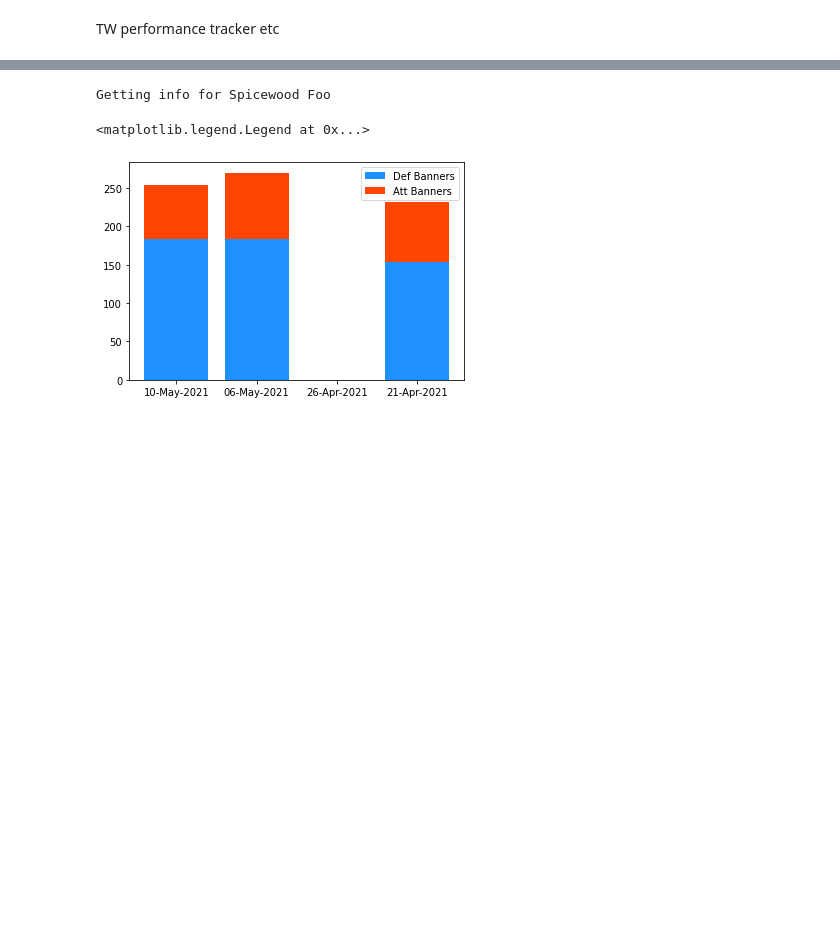
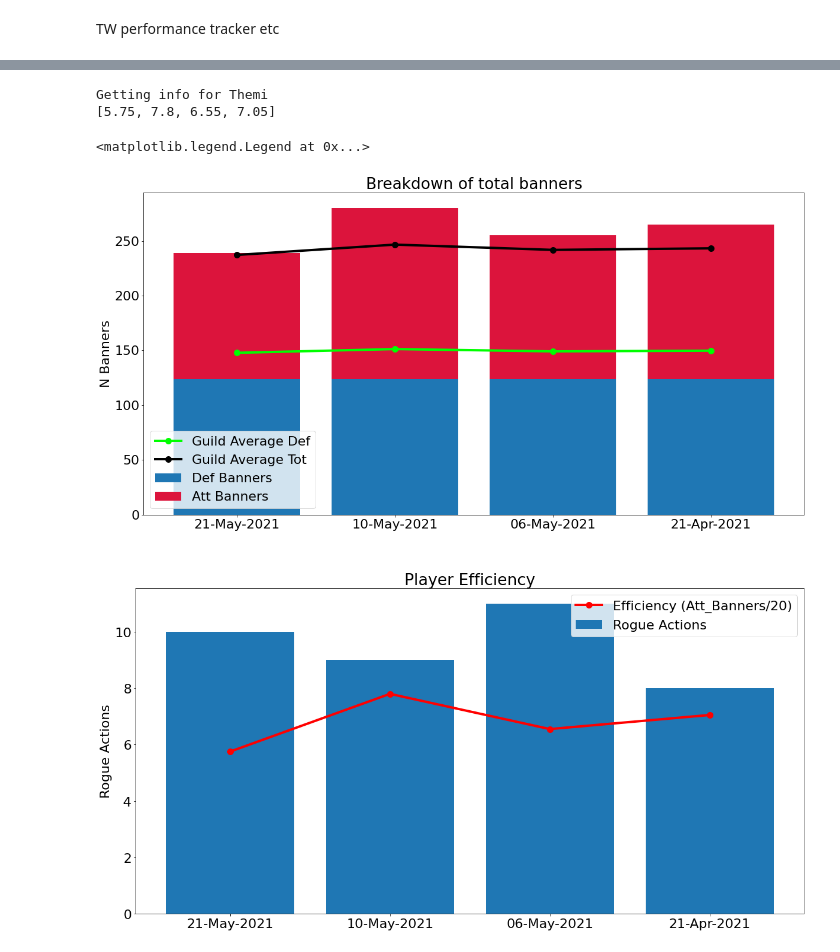
Before and after one commit to Thomas-Ham/Alpha-TW, a Jupyter notebook: Alpha_TW.ipynb, the cells around one changed output, grey strips where cells are left out. Cells and saved outputs as stored; diff of their text form; code cells hidden in the pictures; blank space fills up the shorter version.

```diff
--- a/Alpha_TW.ipynb
+++ b/Alpha_TW.ipynb
@@ -204,47 +299,86 @@ Spicewood Fix          0.00         0.00         0.00         0.00         0.00
 # %%
 # Graph X players performance
-the_chosen_one="Spicewood Foo"
+the_chosen_one="Themi"
+
 # Boolean to check if player name exists
 # Think this checks every element in the list of lists - is fast so don't care it's inefficient
 found_player = the_chosen_one in (item for sublist in curr_data for item in sublist)
-chosen_one_tot = []
-chosen_one_def = []
-chosen_one_att = []
-chosen_one_RA  = []
+chosen_one_tot        = [0] * len(file_date_pair)
+chosen_one_def        = [0] * len(file_date_pair)
+chosen_one_att        = [0] * len(file_date_pair)
+chosen_one_RA         = [0] * len(file_date_pair)
+chosen_one_efficiency = [0] * len(file_date_pair)
 if not found_player:
     print("Couldn't find player:", the_chosen_one)
     print("Maybe check spelling (copy from the above list)")
 
     raise StopExecution
 
 else:
     print("Getting info for", the_chosen_one)
 
     for player in curr_data:
         if the_chosen_one == player[0]:
-            chosen_one_tot.append(player[1])
-            chosen_one_def.append(player[2])
-            chosen_one_att.append(player[3])
-            chosen_one_RA.append(player[4])
+            chosen_one_tot[0] = (player[1])
+            chosen_one_def[0] = (player[2])
+            chosen_one_att[0] = (player[3])
+            chosen_one_RA[0]  = (player[4])
 
+            if player[4] != 0:
+                chosen_one_efficiency[0] = player[3]/(20)
+            else:
+                chosen_one_efficiency[0] = 0
+    i = 0
     for player in data:
         if the_chosen_one == player[0]:
-            chosen_one_tot.append(player[1])
-            chosen_one_def.append(player[2])
-            chosen_one_att.append(player[3])
-            chosen_one_RA.append(player[4])
+            i += 1
+            chosen_one_tot[i] = (player[1])
+            chosen_one_def[i] = (player[2])
+            chosen_one_att[i] = (player[3])
+            chosen_one_RA[i]  = (player[4])
+
+            if player[4] != 0:
+                chosen_one_efficiency[i] = player[3]/(20)
+            else:
+                chosen_one_efficiency[i] = 0
+
 
 # Get x-axis - the TW dates
 x_axis = []
 for date in file_date_pair:
     x_axis.append(date[1])
 
-plt.bar(x_axis, chosen_one_def, color = 'dodgerblue')
-# Draw line chart with dashed line
-plt.bar(x_axis, chosen_one_att, bottom = chosen_one_def, color = 'orangered')
-plt.legend(labels=['Def Banners', 'Att Banners'])
-#plt.plot(x_axis, chosen_one_att, linestyle='dashed', color = 'green')
+if len(chosen_one_def) != len(file_date_pair):
+    missing_TW = len(file_date_pair) - len(chosen_one_def)
+
+    print(missing_TW)
+
+print(chosen_one_efficiency)
+
+plt.rcParams["figure.figsize"] = (20,10)
+plt.rcParams.update({'font.size': 22})
+plt.title("Breakdown of total banners")
+plt.ylabel("N Banners")
+# Plot attack and defence banners
+plt.bar(x_axis, chosen_one_def, label = "Def Banners")
+plt.plot(x_axis, guild_def, color = 'lime', linewidth=4, marker = 'o', markersize =10, label = "Guild Average Def")
+plt.plot(x_axis, guild_tot, color = 'black', linewidth=4, marker = 'o', markersize =10, label = "Guild Average Tot")
+plt.bar(x_axis, chosen_one_att, bottom = chosen_one_def, color = 'crimson', label = "Att Banners")
+plt.legend()
+
+# Plot efficiency
+# Doesn't account for ships giving 22 banners or for non-first-time battles
+# Obviously doesn't account for false RA
+# Perfect efficiency would show the red line at the peak (just above) the RA bars
+plt.figure()
+plt.title("\nPlayer Efficiency")
+plt.ylabel("Rogue Actions")
+plt.bar(x_axis, chosen_one_RA, label = "Rogue Actions")
+plt.plot(x_axis, chosen_one_efficiency, 'red', linewidth=4, marker = 'o', markersize =10, label = "Efficiency (Att_Banners/20)")
+plt.legend()
 # %% [output]
-Getting info for Spicewood Foo
+Getting info for Themi
+[5.75, 7.8, 6.55, 7.05]
 <matplotlib.legend.Legend at 0x...>
-[figure, old version]
+[figure, new version]
+[figure, added]
```
Also changed, not shown: parts of 7 cells of this notebook.
